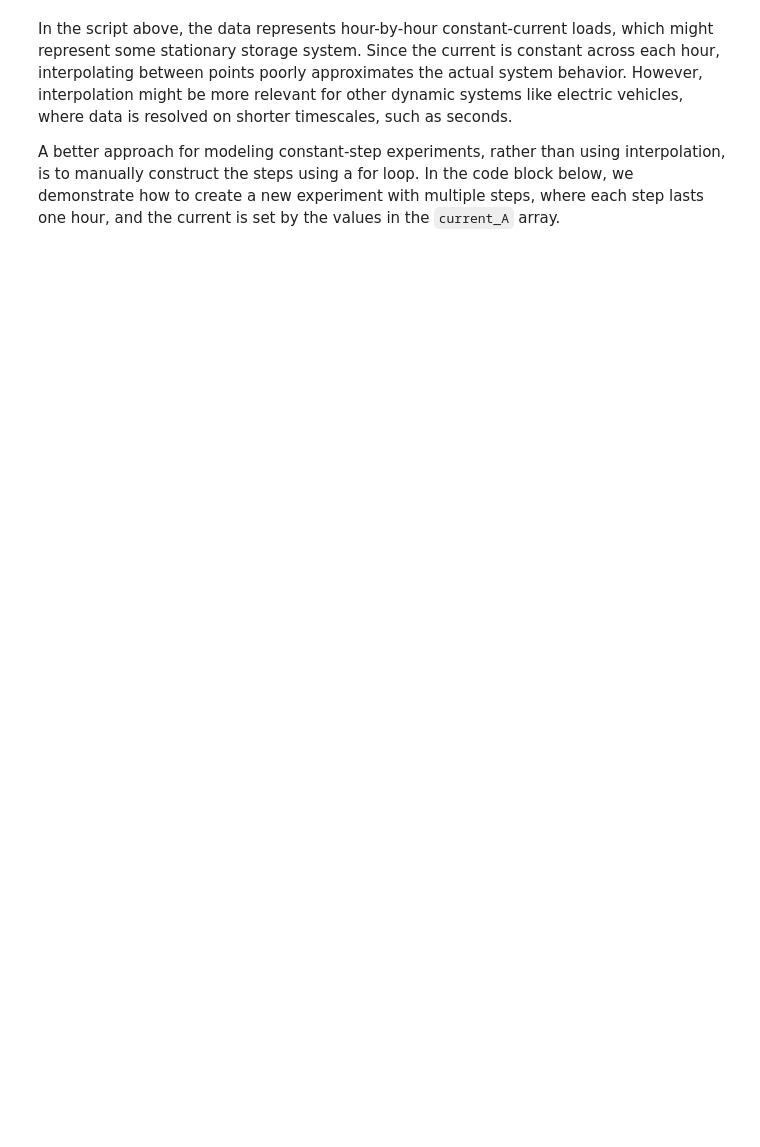
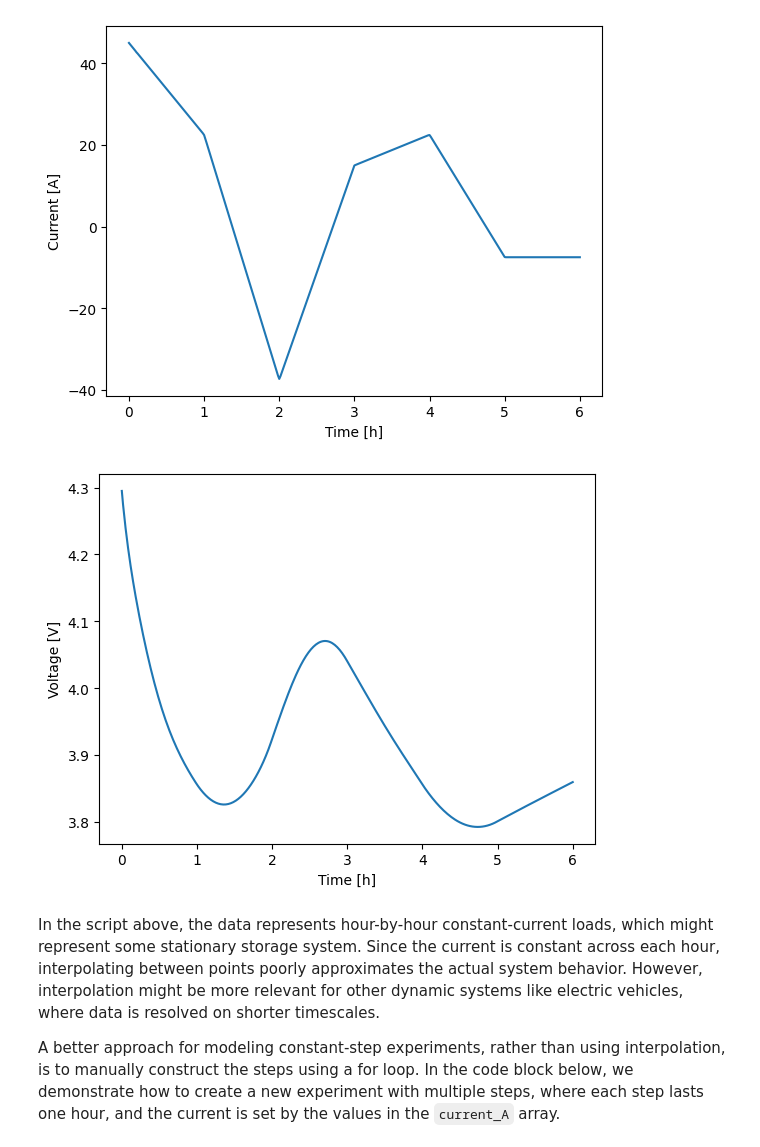
Before and after one commit to ROVI-org/thevenin, a Jupyter notebook: docs/source/examples/step_functions.ipynb, the cells around one changed output. Saved outputs shown, nothing was run; the diff lists cells and outputs as text; code cells hidden in the pictures; blank space fills up the shorter version.

```diff
--- a/docs/source/examples/step_functions.ipynb
+++ b/docs/source/examples/step_functions.ipynb
@@ -34,8 +33,9 @@ current_A = model.capacity*np.array([0.6, 0.3, -0.5, 0.2, 0.3, -0.1])
 interp = lambda t: np.interp(t, time_s, current_A)
 
 expr = thev.Experiment(max_step=60.)
-expr.add_step('current_A', interp, (3600*6, 60.))
+expr.add_step('current_A', interp, (3600.*6., 60.))
 
 soln = model.run(expr)
 soln.plot('time_h', 'current_A')
 soln.plot('time_h', 'voltage_V')
+# %% [output]
@@ -42,5 +43,7 @@ soln.plot('time_h', 'voltage_V')
+[figure, added]
+[figure, added]
 # %% [markdown]
-In the script above, the data represents hour-by-hour constant-current loads, which might represent some stationary storage system. Since the current is constant across each hour, interpolating between points poorly approximates the actual system behavior. However, interpolation might be more relevant for other dynamic systems like electric vehicles, where data is resolved on shorter timescales, such as seconds.
+In the script above, the data represents hour-by-hour constant-current loads, which might represent some stationary storage system. Since the current is constant across each hour, interpolating between points poorly approximates the actual system behavior. However, interpolation might be more relevant for other dynamic systems like electric vehicles, where data is resolved on shorter timescales.
 
 A better approach for modeling constant-step experiments, rather than using interpolation, is to manually construct the steps using a for loop. In the code block below, we demonstrate how to create a new experiment with multiple steps, where each step lasts one hour, and the current is set by the values in the `current_A` array.
 # %%
```
Also changed, not shown: parts of 6 cells of this notebook, 3 other files.
